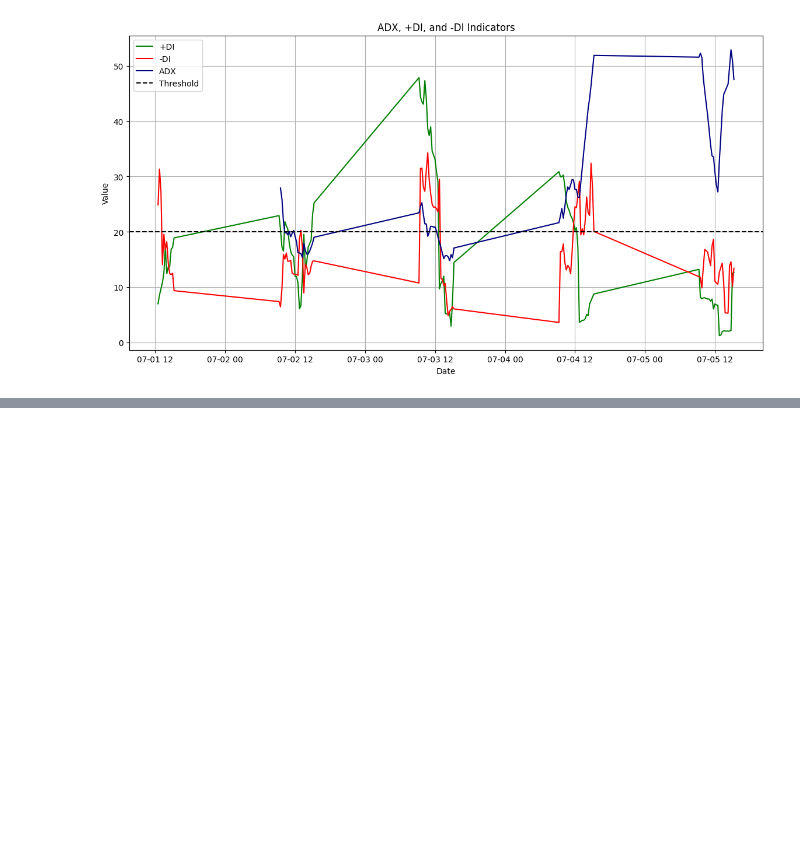
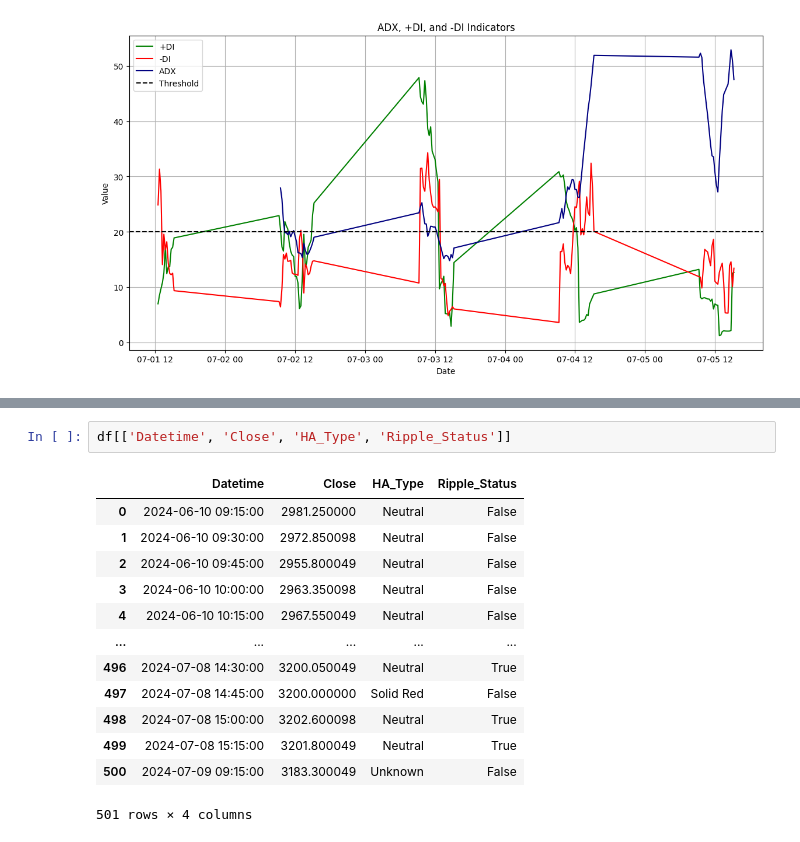
Before and after one commit to shashi29/Trading-Bot-BTC, a Jupyter notebook: check_results.ipynb, the cells around one changed output, grey strips where cells are left out. Cells and saved outputs as stored; diff of their text form; blank space fills up the shorter version.

```diff
--- a/check_results.ipynb
+++ b/check_results.ipynb
@@ -400,0 +414,16 @@ df.head()
+# %%
+df[['Datetime', 'Close', 'HA_Type', 'Ripple_Status']]
+# %% [output]
+|  | Datetime | Close | HA_Type | Ripple_Status |
+| 0 | 2024-06-10 09:15:00 | 2981.250000 | Neutral | False |
+| 1 | 2024-06-10 09:30:00 | 2972.850098 | Neutral | False |
+| 2 | 2024-06-10 09:45:00 | 2955.800049 | Neutral | False |
+| 3 | 2024-06-10 10:00:00 | 2963.350098 | Neutral | False |
+| 4 | 2024-06-10 10:15:00 | 2967.550049 | Neutral | False |
+| ... | ... | ... | ... | ... |
+| 496 | 2024-07-08 14:30:00 | 3200.050049 | Neutral | True |
+| 497 | 2024-07-08 14:45:00 | 3200.000000 | Solid Red | False |
+| 498 | 2024-07-08 15:00:00 | 3202.600098 | Neutral | True |
+| 499 | 2024-07-08 15:15:00 | 3201.800049 | Neutral | True |
+| 500 | 2024-07-09 09:15:00 | 3183.300049 | Unknown | False |
+501 rows × 4 columns
```
Also changed, not shown: parts of 1 cell of this notebook, 2 other files.
